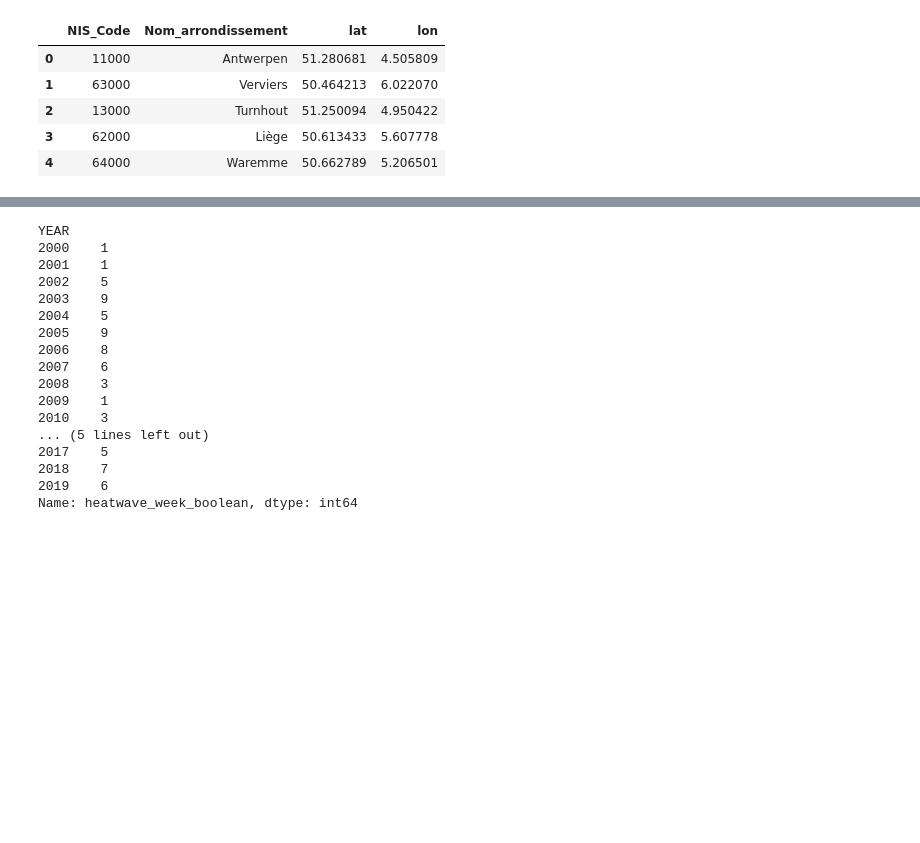
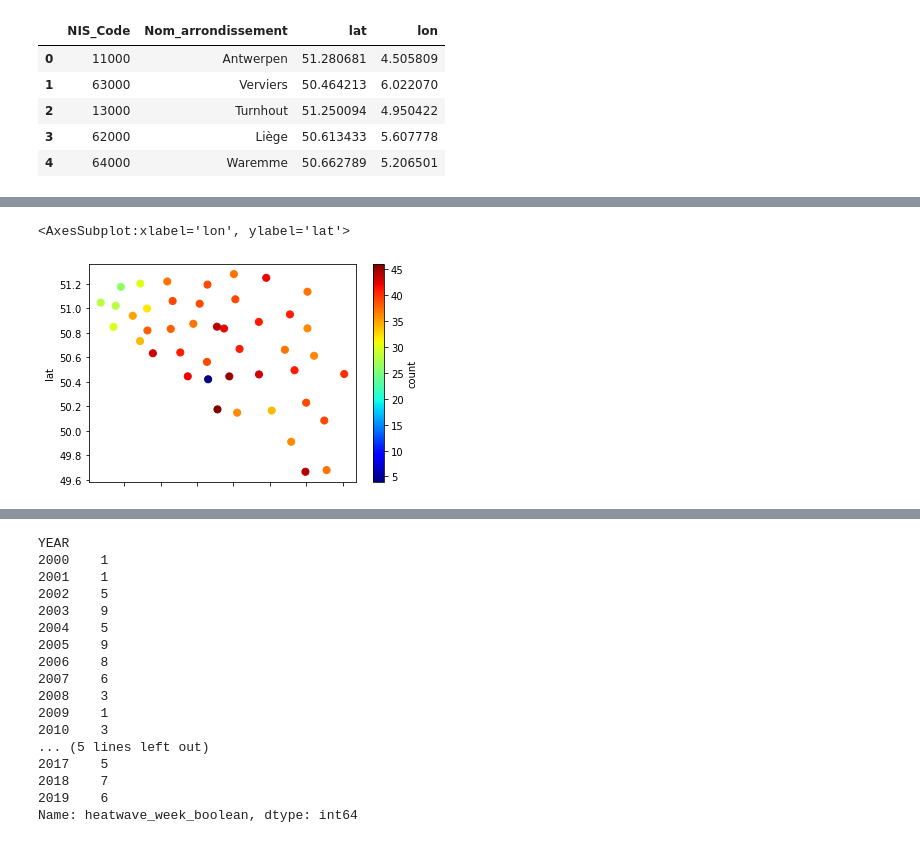
Before and after one commit to mariobecerra/mda_project, a Jupyter notebook: code/EDA.ipynb, the cells around one changed output, grey strips where cells are left out. Drawn from its saved outputs; the diff is of its cells as text; code cells hidden in the pictures; blank space fills up the shorter version.

```diff
--- a/code/EDA.ipynb
+++ b/code/EDA.ipynb
@@ -158,0 +155,8 @@ plot=df.boxplot(column='N_MASK',by=['heatwave_week_boolean','region'])
+# %%
+wavebyreg=df.groupby(['lat','lon','ARRON'])['heatwave_week_boolean'].sum().reset_index(name='count')
+wavebyreg
+
+wavebyreg.plot.scatter(y='lat',x='lon',c='count',cmap="jet", s=50)
+# %% [output]
+<AxesSubplot:xlabel='lon', ylabel='lat'>
+[figure, added]
```
Also changed, not shown: parts of 11 cells of this notebook.
